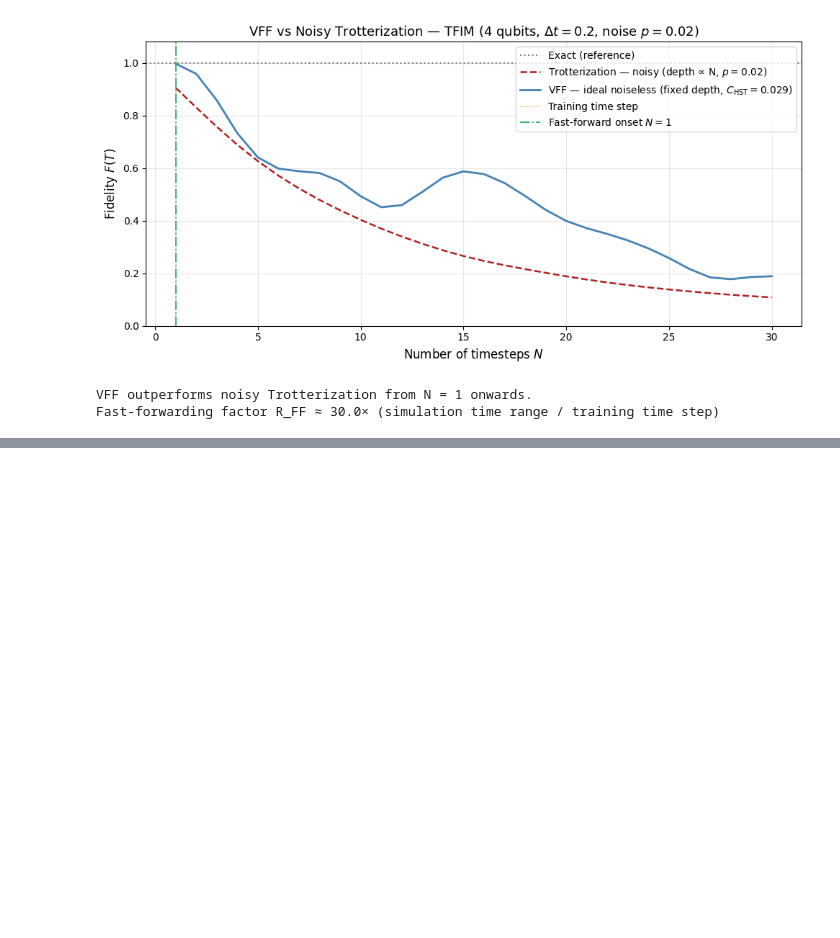
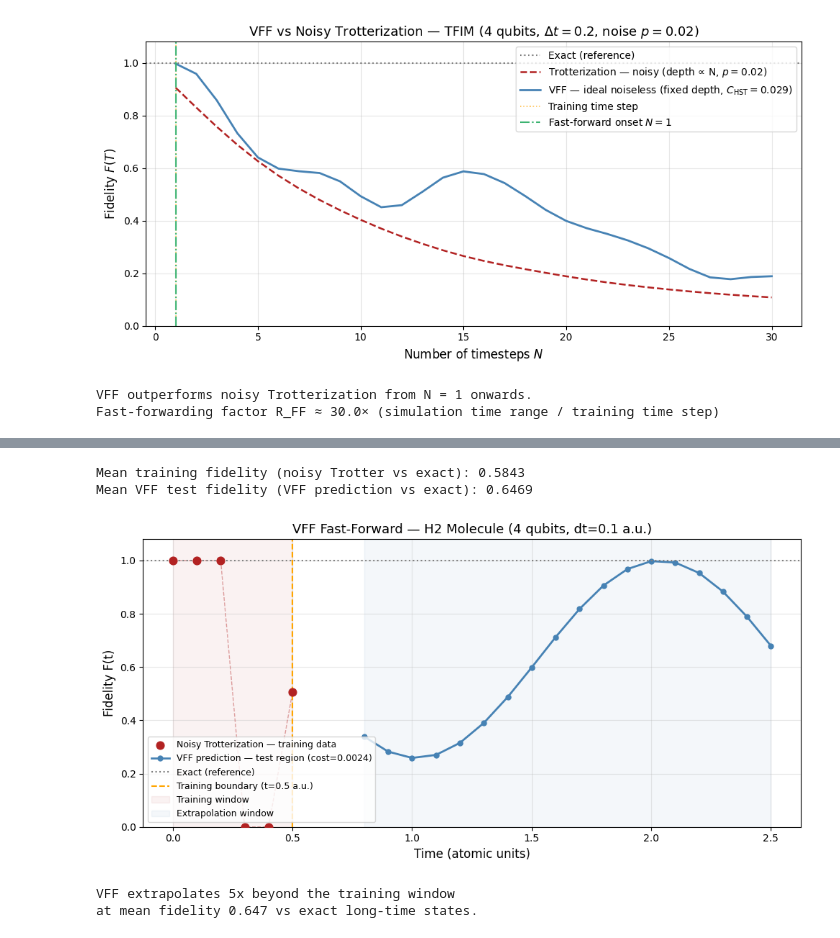
Before and after one commit to rogue-infinity/vff-qiskit-tutorial, a Jupyter notebook: vff_tutorial.ipynb, the cells around one changed output, grey strips where cells are left out. Drawn from its saved outputs; the diff is of its cells as text; code cells hidden in the pictures; blank space fills up the shorter version.

```diff
--- a/vff_tutorial.ipynb
+++ b/vff_tutorial.ipynb
@@ -423,0 +452,17 @@ Fast-forwarding factor R_FF ≈ 30.0× (simulation time range / training time st
+# %%
+from h_molecule_evolution import h_molecule_evolution_data
+
+print(f"Generating H₂ dataset  (Δt={DT_MOL}, train 0–{TRAIN_END}, test {TEST_START}–{TEST_END}) ...")
+psi_hf, x_train, y_train, x_test, y_test = h_molecule_evolution_data(
+    delta_t   = DT_MOL,
+    train_end = TRAIN_END,
+    test_start= TEST_START,
+    test_end  = TEST_END,
+    molecule  = MOLECULE,
+    noise_mode= NOISE_MOL,
+    formatting= "statevector",
+)
+N_MOL = psi_hf.num_qubits
+print(f"  Molecule: {MOLECULE}  |  Qubits: {N_MOL}")
+print(f"  Training points: {len(y_train)}  (t = {x_train[0]:.2f} → {x_train[-1]:.2f} a.u.)")
+print(f"  Test points    : {len(y_test)}  (t = {x_test[0]:.2f} → {x_test[-1]:.2f} a.u.)")
@@ -424 +514,61 @@ Fast-forwarding factor R_FF ≈ 30.0× (simulation time range / training time st
+# %%
+# ── VFF long-time predictions ─────────────────────────────────────────────────
+
+def vff_predict_mol(N):
+    """Predict state at time N·Δt using the trained H₂ VFF (fixed depth)."""
+    pd = {p: theta_mol[i]           for i, p in enumerate(w_mol_params)}
+    pd.update({p: gamma_mol[i] * N  for i, p in enumerate(g_mol_params)})
+    pd[t_mol] = DT_MOL
+    return psi_hf.evolve(qc_mol.assign_parameters(pd))
+
+# Fidelity of noisy training states vs exact
+exact_train = [Statevector(expm(-1j * H_mol_mat * t) @ psi_hf.data) for t in x_train]
+fid_train_vs_exact = [state_fidelity(y_train[i], exact_train[i], validate=False)
+                      for i in range(len(y_train))]
+
+# VFF predictions at test times
+N_test_steps = [round(t / DT_MOL) for t in x_test]
+vff_test_states = [vff_predict_mol(N) for N in N_test_steps]
+fid_vff_vs_exact = [state_fidelity(vff_test_states[i], y_test[i], validate=False)
+                    for i in range(len(y_test))]
+
+print(f"Mean training fidelity (noisy Trotter vs exact): {np.mean(fid_train_vs_exact):.4f}")
+print(f"Mean VFF test fidelity (VFF prediction vs exact): {np.mean(fid_vff_vs_exact):.4f}")
+# %% [output]
+Mean training fidelity (noisy Trotter vs exact): 0.5843
+Mean VFF test fidelity (VFF prediction vs exact): 0.6469
+# %%
+fig, ax = plt.subplots(figsize=(10, 5))
+
+ax.scatter(x_train, fid_train_vs_exact, color='firebrick', s=60, zorder=5,
+           label='Noisy Trotterization — training data')
+ax.plot(x_train, fid_train_vs_exact, '--', color='firebrick', alpha=0.4, linewidth=1)
+
+ax.plot(x_test, fid_vff_vs_exact, '-o', color='steelblue', linewidth=2.0, markersize=5,
+        label=f'VFF prediction — test region (cost={history_mol[-1]:.4f})')
+
+ax.axhline(1.0, color='gray', linestyle=':', linewidth=1.5, label='Exact (reference)')
+
+ax.axvline(x_train[-1], color='orange', linestyle='--', linewidth=1.5,
+           label=f'Training boundary (t={x_train[-1]:.1f} a.u.)')
+ax.axvspan(x_train[0], x_train[-1], alpha=0.06, color='firebrick', label='Training window')
+ax.axvspan(x_test[0],  x_test[-1],  alpha=0.06, color='steelblue', label='Extrapolation window')
+
+ax.set_xlabel('Time (atomic units)', fontsize=12)
+ax.set_ylabel('Fidelity F(t)', fontsize=12)
+ax.set_title(
+    f'VFF Fast-Forward — {MOLECULE} Molecule ({N_MOL} qubits, dt={DT_MOL} a.u.)',
+    fontsize=13)
+ax.set_ylim(0, 1.08)
+ax.legend(fontsize=9, loc='lower left')
+ax.grid(True, alpha=0.3)
+plt.tight_layout()
+plt.show()
+
+print(f"VFF extrapolates {TEST_END / TRAIN_END:.0f}x beyond the training window")
+print(f"at mean fidelity {np.mean(fid_vff_vs_exact):.3f} vs exact long-time states.")
+# %% [output]
+[figure, added]
+VFF extrapolates 5x beyond the training window
+at mean fidelity 0.647 vs exact long-time states.
 # %% [markdown]
```
Also changed, not shown: parts of 5 cells of this notebook, 5 other files.
